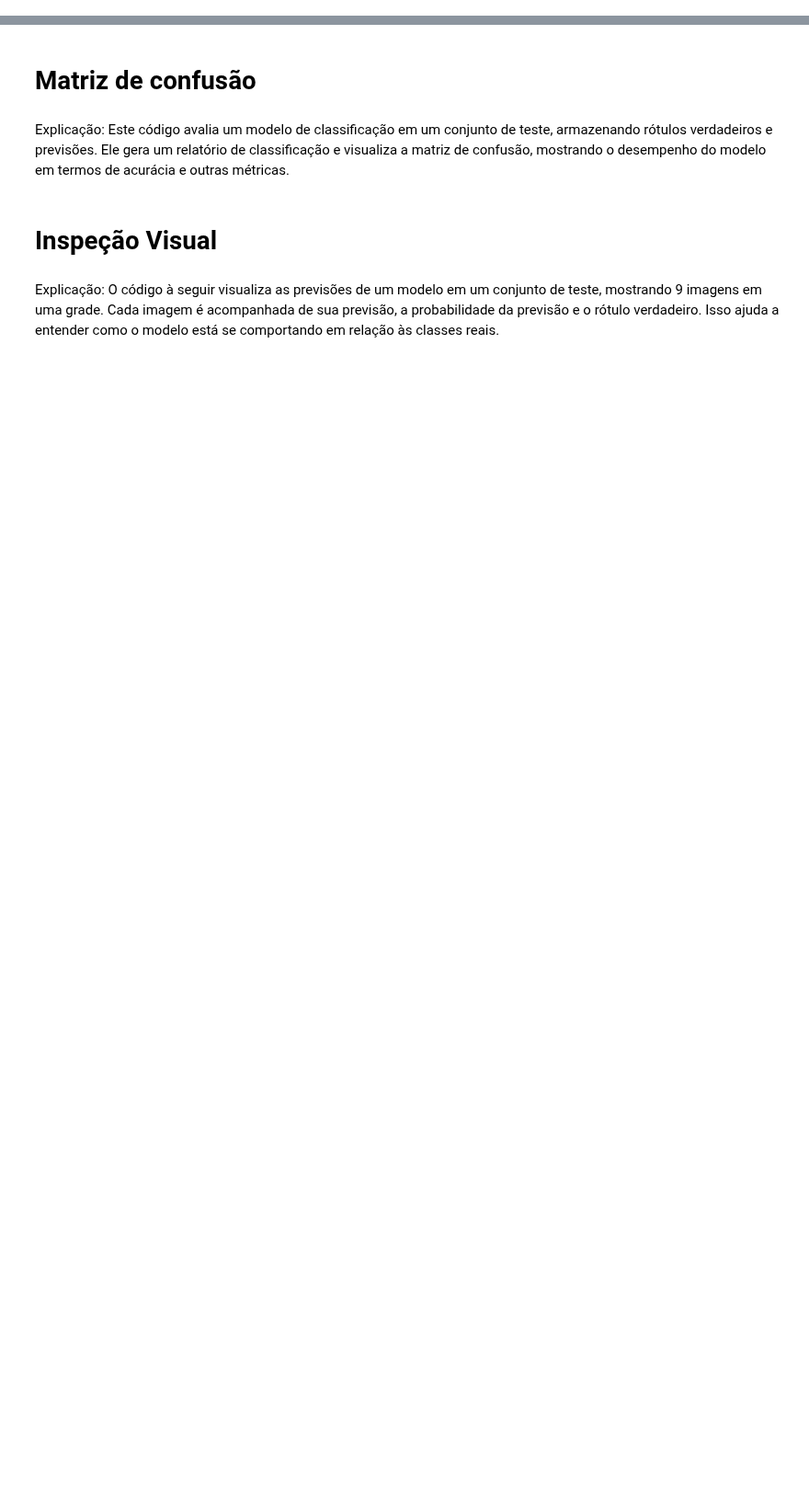
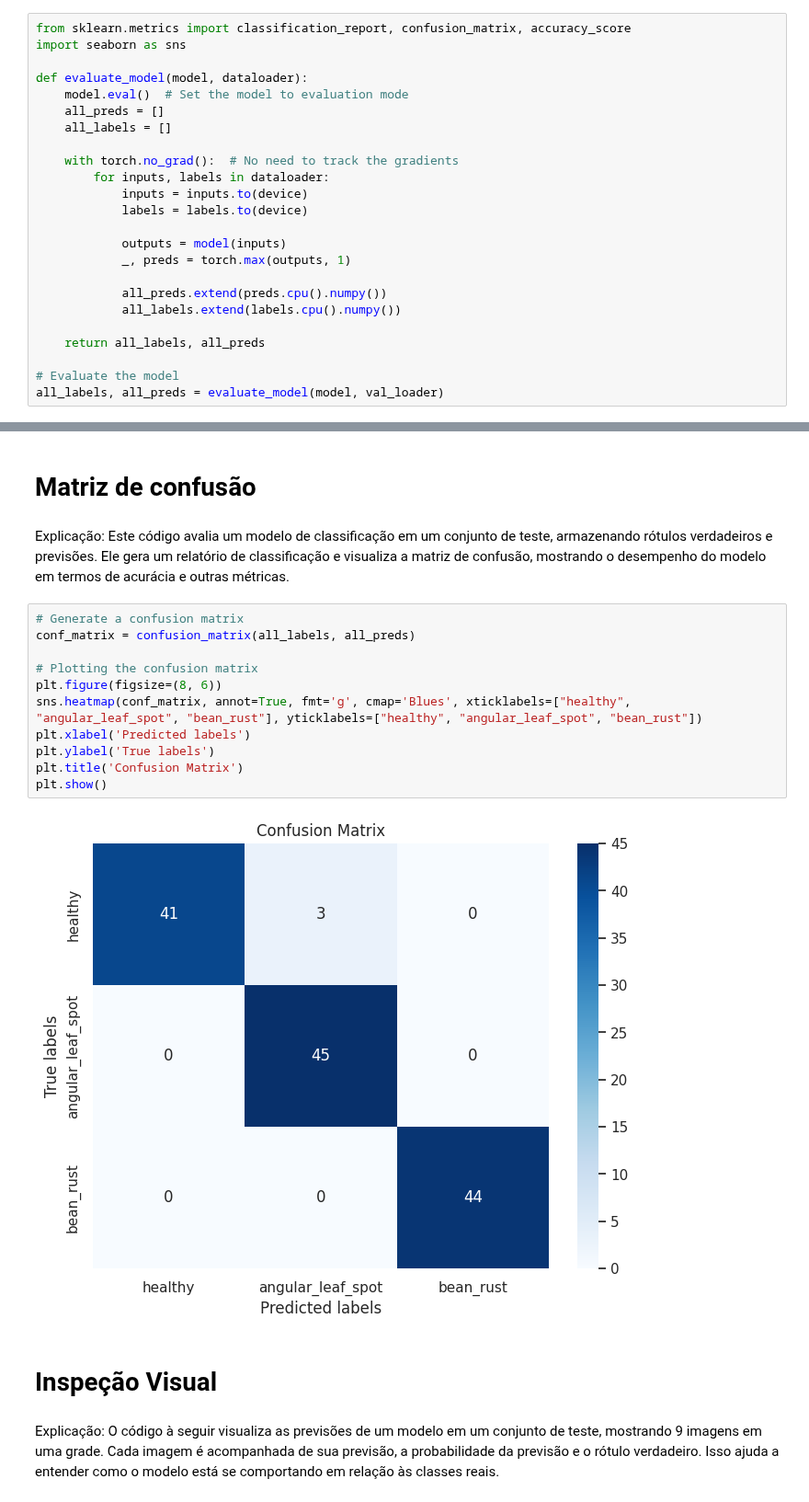
Before and after one commit to engcriscunha/avanti-bean-leaf-classification, a Jupyter notebook: squad_03_bean_leaf_classification_modelo_EfficientNet.ipynb, the cells around one changed output, grey strips where cells are left out. Shown at 92% size. Saved outputs shown, nothing was run; the diff lists cells and outputs as text; blank space fills up the shorter version.

```diff
--- a/squad_03_bean_leaf_classification_modelo_EfficientNet.ipynb
+++ b/squad_03_bean_leaf_classification_modelo_EfficientNet.ipynb
@@ -1312,0 +1344,24 @@ torch.save(model.state_dict(), "./bean-leaf-lesions-classification/model.pth")
+# %%
+from sklearn.metrics import classification_report, confusion_matrix, accuracy_score
+import seaborn as sns
+
+def evaluate_model(model, dataloader):
+    model.eval()  # Set the model to evaluation mode
+    all_preds = []
+    all_labels = []
+
+    with torch.no_grad():  # No need to track the gradients
+        for inputs, labels in dataloader:
+            inputs = inputs.to(device)
+            labels = labels.to(device)
+
+            outputs = model(inputs)
+            _, preds = torch.max(outputs, 1)
+
+            all_preds.extend(preds.cpu().numpy())
+            all_labels.extend(labels.cpu().numpy())
+
+    return all_labels, all_preds
+
+# Evaluate the model
+all_labels, all_preds = evaluate_model(model, val_loader)
@@ -1314,6 +1392,19 @@ torch.save(model.state_dict(), "./bean-leaf-lesions-classification/model.pth")
 # Matriz de confusão
 # %% [markdown]
 Explicação: Este código avalia um modelo de classificação em um conjunto de teste, armazenando rótulos verdadeiros e previsões. Ele gera um relatório de classificação e visualiza a matriz de confusão, mostrando o desempenho do modelo em termos de acurácia e outras métricas.
+# %%
+# Generate a confusion matrix
+conf_matrix = confusion_matrix(all_labels, all_preds)
+
+# Plotting the confusion matrix
+plt.figure(figsize=(8, 6))
+sns.heatmap(conf_matrix, annot=True, fmt='g', cmap='Blues', xticklabels=["healthy", "angular_leaf_spot", "bean_rust"], yticklabels=["healthy", "angular_leaf_spot", "bean_rust"])
+plt.xlabel('Predicted labels')
+plt.ylabel('True labels')
+plt.title('Confusion Matrix')
+plt.show()
+# %% [output]
+[figure, added]
 # %% [markdown]
 # Inspeção Visual
 # %% [markdown]
```
Also changed, not shown: parts of 6 cells of this notebook.
